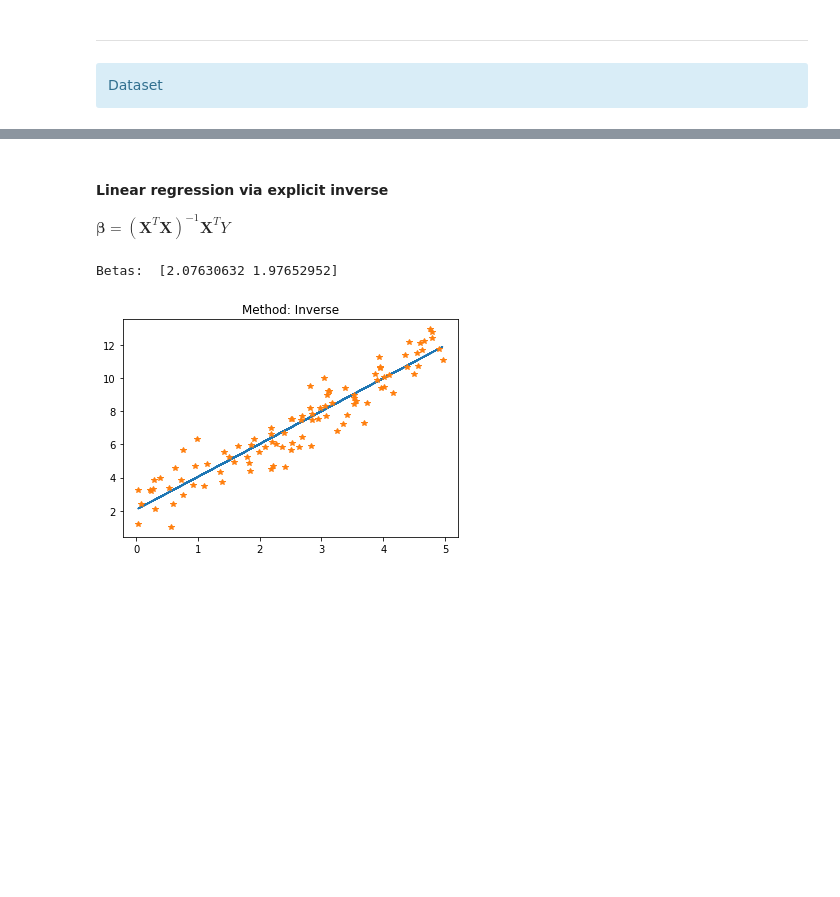
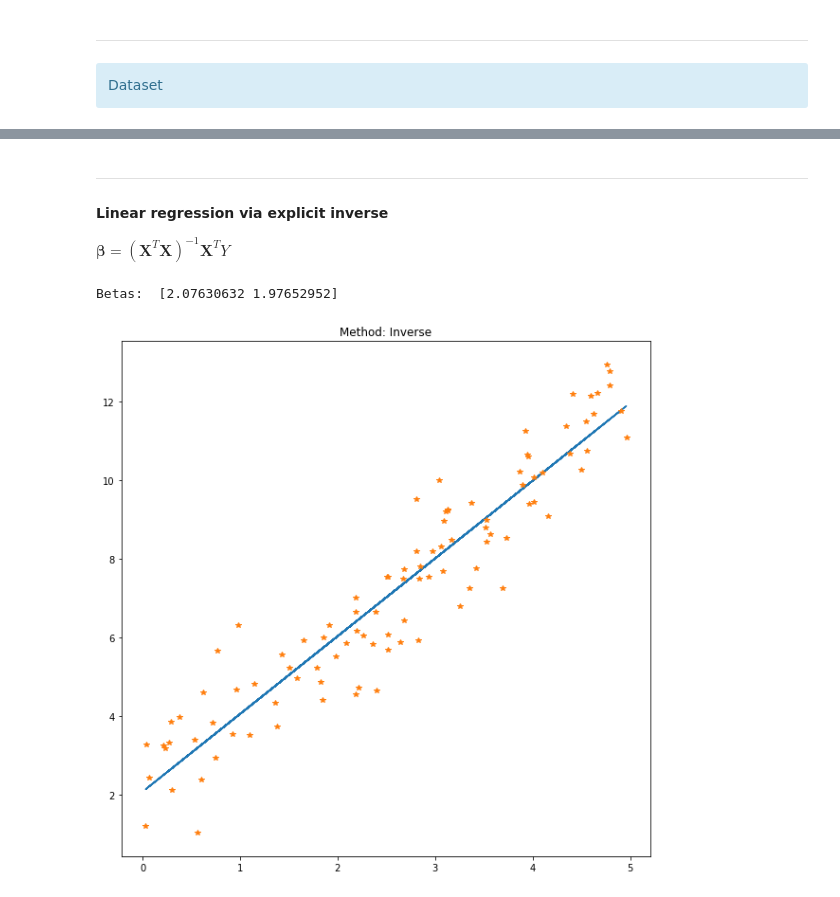
Before and after one commit to jeffreylim/notes, a Jupyter notebook: 02_07_gradient.ipynb, the cells around one changed output, grey strips where cells are left out. Cells and saved outputs as stored; diff of their text form; code cells hidden in the pictures; blank space fills up the shorter version.

```diff
--- a/02_07_gradient.ipynb
+++ b/02_07_gradient.ipynb
@@ -39,13 +39,17 @@ plt.plot(X,Y,'*');
 # %% [markdown]
+---
+
 #### Linear regression via explicit inverse
 
 $ \mathbf{\beta} = (\mathbf{X}^T \mathbf{X})^{-1} \mathbf{X}^T Y $
 # %%
 betas = np.linalg.inv(X_augmented.T @ X_augmented) @ X_augmented.T @ Y
+
 print('Betas: ', betas)
+plt.figure(figsize=(10,10))
 plt.plot(X, betas[0] + betas[1]*X)
 plt.title('Method: Inverse')
 plt.plot(X,Y,'*');
 # %% [output]
 Betas:  [2.07630632 1.97652952]
-[figure, old version]
+[figure, new version]
```
Also changed, not shown: parts of 12 cells of this notebook, 2 other files.
